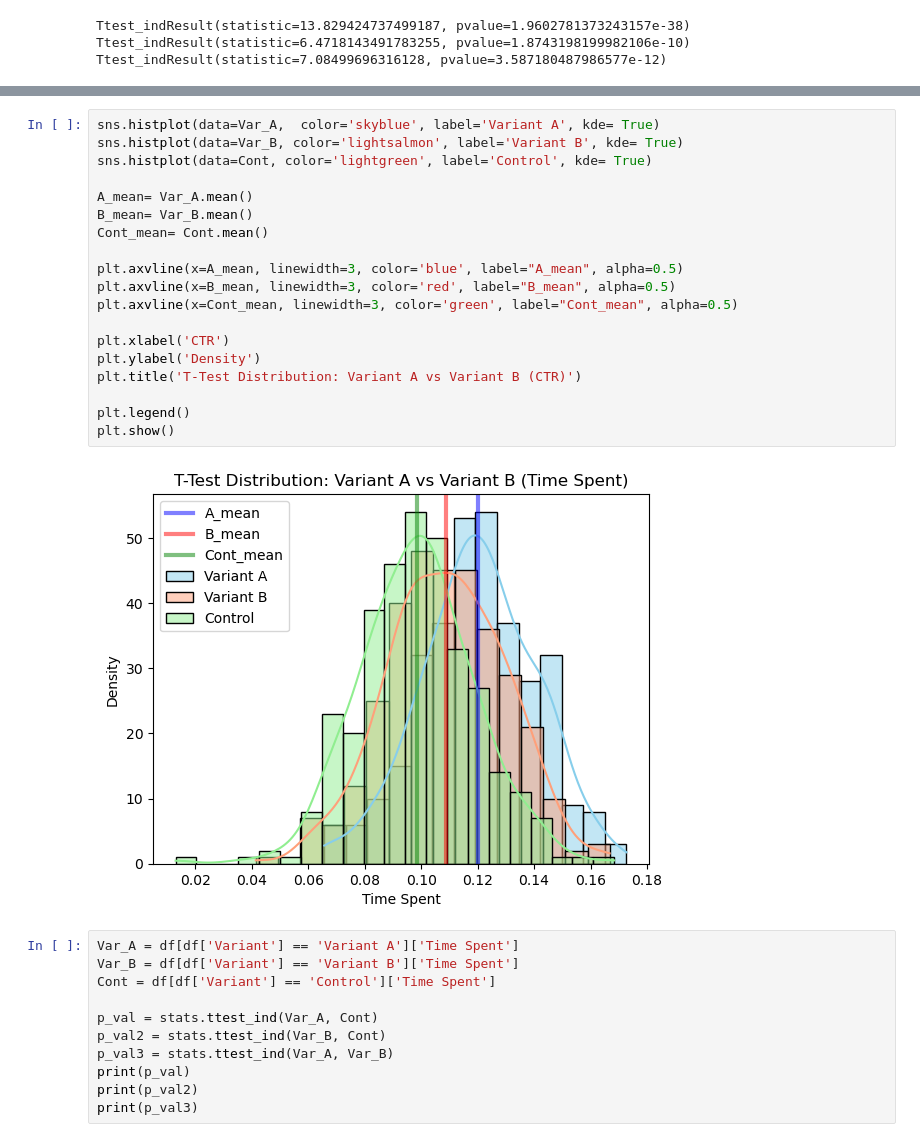
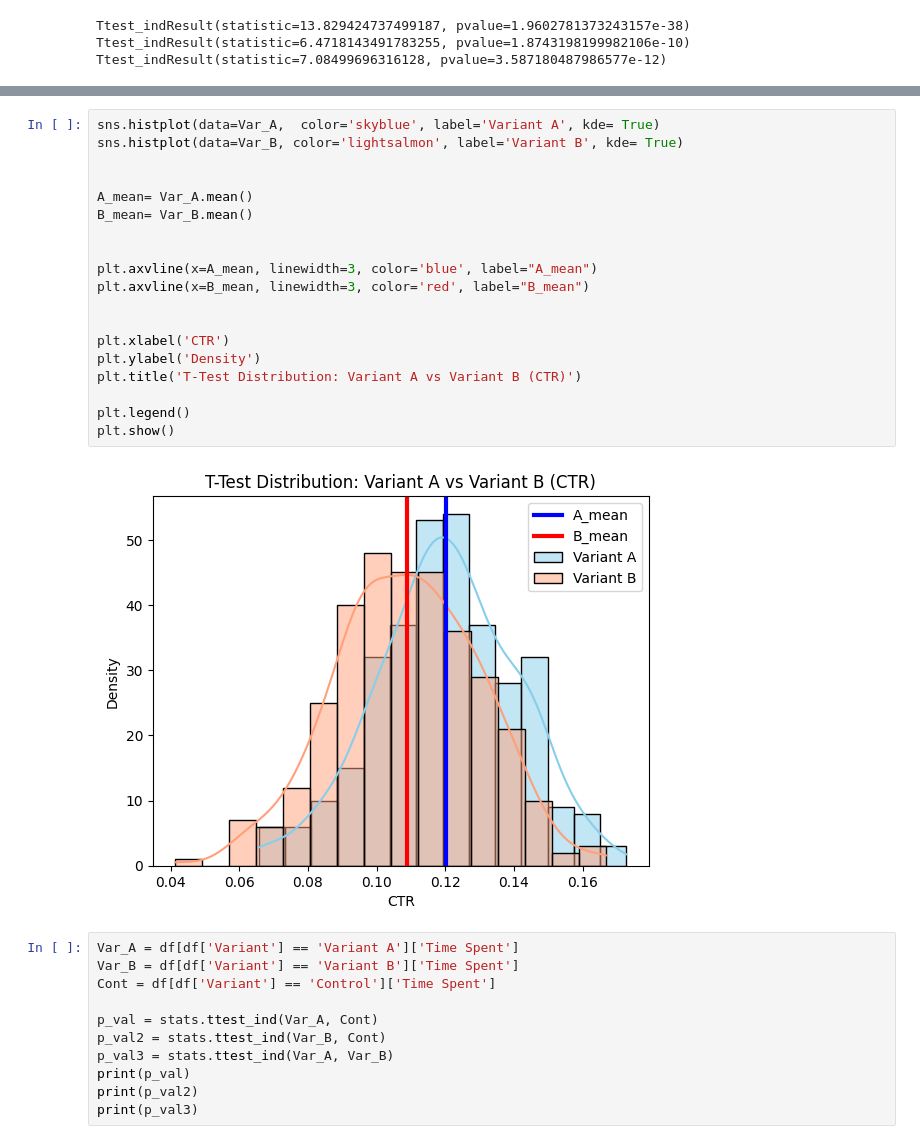
Before and after one commit to ajkam/schulich_data_science, a Jupyter notebook: Assignment 2/Assignment 2 v1.ipynb, the cells around one changed output, grey strips where cells are left out. Saved outputs shown, nothing was run; the diff lists cells and outputs as text.

```diff
--- a/Assignment 2/Assignment 2 v1.ipynb
+++ b/Assignment 2/Assignment 2 v1.ipynb
@@ -555,24 +744,24 @@ Ttest_indResult(statistic=7.08499696316128, pvalue=3.587180487986577e-12)
 # %%
 sns.histplot(data=Var_A,  color='skyblue', label='Variant A', kde= True)
 sns.histplot(data=Var_B, color='lightsalmon', label='Variant B', kde= True)
-sns.histplot(data=Cont, color='lightgreen', label='Control', kde= True)
+
 
 A_mean= Var_A.mean()
 B_mean= Var_B.mean()
-Cont_mean= Cont.mean()
 
-plt.axvline(x=A_mean, linewidth=3, color='blue', label="A_mean", alpha=0.5)
-plt.axvline(x=B_mean, linewidth=3, color='red', label="B_mean", alpha=0.5)
-plt.axvline(x=Cont_mean, linewidth=3, color='green', label="Cont_mean", alpha=0.5)
+
+plt.axvline(x=A_mean, linewidth=3, color='blue', label="A_mean")
+plt.axvline(x=B_mean, linewidth=3, color='red', label="B_mean")
+
 
 plt.xlabel('CTR')
 plt.ylabel('Density')
 plt.title('T-Test Distribution: Variant A vs Variant B (CTR)')
 
 plt.legend()
 plt.show()
 # %% [output]
-[figure, old version]
+[figure, new version]
 # %%
 Var_A = df[df['Variant'] == 'Variant A']['Time Spent']
 Var_B = df[df['Variant'] == 'Variant B']['Time Spent']
```
Also changed, not shown: parts of 79 cells of this notebook, 1 other file.
